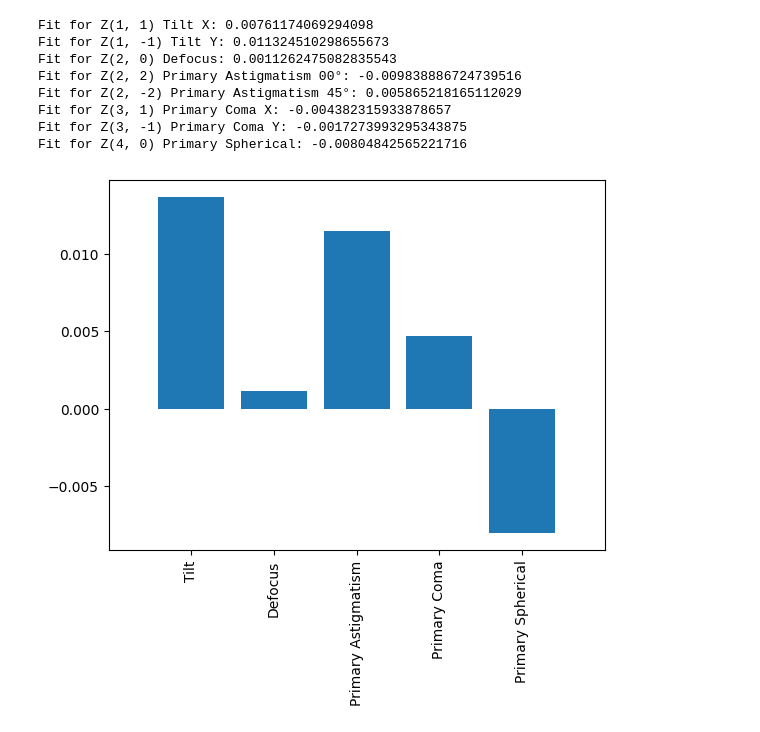
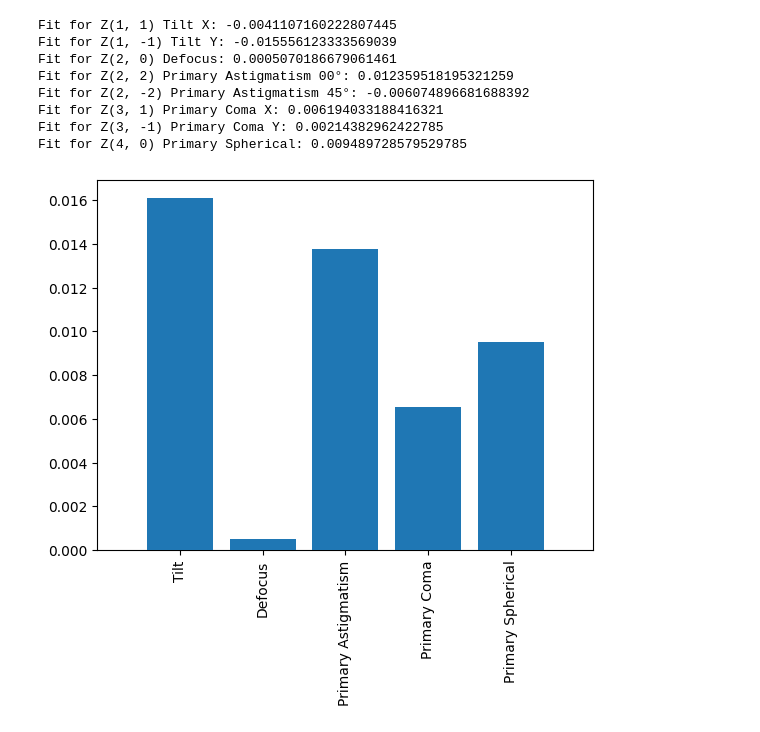
Before and after one commit to AlistairSymonds/SympleyWavey, a Jupyter notebook: simulations/shack-hartmann_wavefront_example.ipynb, the cells around one changed output. Saved outputs shown, nothing was run; the diff lists cells and outputs as text; code cells hidden in the pictures.

```diff
--- a/simulations/shack-hartmann_wavefront_example.ipynb
+++ b/simulations/shack-hartmann_wavefront_example.ipynb
@@ -20,14 +20,13 @@ wvl = 0.650
 amp = geometry.circle(rmax, r)
 
 #add a whole bunch of abberations
-phs = polynomials.zernike_nm(4,0, r/rmax, t) # Zernike flavor spherical aberration
-phs += (polynomials.zernike_nm(2,2, r/rmax, t)) # Zernike flavor astig
-phs += (polynomials.zernike_nm(2,-2, r/rmax, t))/2 # Zernike flavor astig
-phs += ((polynomials.zernike_nm(1,-1, r/rmax, t))/3) # Zernike flavor tilt in y
-phs += ((polynomials.zernike_nm(1,-1, r/rmax, t))/3) # Zernike flavor tilt in y
-
-phs += ((polynomials.zernike_nm(3,1, r/rmax, t))/2) # Coma
-phs += ((polynomials.zernike_nm(3,-3, r/rmax, t))/4) # Trefoil
+phs = polynomials.zernike_nm(4,0, r/rmax, t, norm=False) # Zernike flavor spherical aberration
+phs += (polynomials.zernike_nm(2,2, r/rmax, t, norm=False)) # Zernike flavor astig
+phs += (polynomials.zernike_nm(2,-2, r/rmax, t, norm=False))/2 # Zernike flavor astig
+phs += ((polynomials.zernike_nm(1,-1, r/rmax, t, norm=False))) # Zernike flavor tilt in y
+##
+phs += ((polynomials.zernike_nm(3,1, r/rmax, t, norm=False))/2) # Coma
+phs += ((polynomials.zernike_nm(3,-3, r/rmax, t, norm=False))/6) # Trefoil, we won't try to fit this and instead have it as 'noise'
 
 
 
@@ -40,8 +39,7 @@ phi2 = phs.copy()
 phi2[amp!=1]=np.nan
 plt.figure(figsize=(7,7))
 
-#plt.colorbar(phi2)
-plt.imshow(phi2, cmap='inferno')
+im = plt.imshow(phi2)
 
 plt.show()
 
@@ -290,7 +288,7 @@ cell_int_thresh = ((max_int-min_int) * 0.05) + min_int
 cells_for_calc = []
 for c in cell_infos:
     cr, ct = coordinates.cart_to_polar(c["lens_centre_xy"][0],c["lens_centre_xy"][1] )
-    if cr <= 4.3: #c['intensities'] > cell_int_thresh:
+    if cr <= 4.5: #c['intensities'] > cell_int_thresh:
         cells_for_calc.append(c)
 
 
@@ -344,44 +342,47 @@ dr, dt = cartesian_grad_to_polar_grad(x/normalisation_radius, y/normalisation_ra
 from prysm.polynomials import (
     fringe_to_nm,
     zernike_nm_der_sequence,
-    zernike_nm_sequence,
+    zernike_nm,
     lstsq,
     sum_of_2d_modes,
     nm_to_name
 )
 from prysm.polynomials.zernike import barplot_magnitudes, zernikes_to_magnitude_angle
 
 from prysm.util import rms
 
 
  #np.max(r)
 r = r / normalisation_radius
 
 fringe_indices = range(2,10)
 nms = [fringe_to_nm(j) for j in fringe_indices]
 zernike_strs = []
 for nm in nms:
     zernike_strs.append(nm_to_name(nm[0], nm[1]))
 
 
-modes = zernike_nm_der_sequence(nms, r, t)
+modes = zernike_nm_der_sequence(nms, r, t, norm=False)
+modes = np.array(modes)
+modes = modes * -1 #need to figure out Z derivs better - sphercial abberation fitted negative instead of pos without this
+
 
 fit = lstsq(modes, np.array([dr, dt]))
 for f, zname, nm in zip(fit, zernike_strs, nms):
     print(f"Fit for Z{nm} {zname}: {f}")
 
 pak = [[*nm, c] for nm, c in zip(nms, fit)]
 magnitudes = zernikes_to_magnitude_angle(pak)
 barplot_pak = {k: v[0] for k, v in magnitudes.items()}
 barplot_magnitudes(barplot_pak)
 plt.show()
 # %% [output]
-Fit for Z(1, 1) Tilt X: 0.00761174069294098
-Fit for Z(1, -1) Tilt Y: 0.011324510298655673
-Fit for Z(2, 0) Defocus: 0.0011262475082835543
-Fit for Z(2, 2) Primary Astigmatism 00°: -0.009838886724739516
-Fit for Z(2, -2) Primary Astigmatism 45°: 0.005865218165112029
-Fit for Z(3, 1) Primary Coma X: -0.004382315933878657
-Fit for Z(3, -1) Primary Coma Y: -0.0017273993295343875
-Fit for Z(4, 0) Primary Spherical: -0.00804842565221716
+Fit for Z(1, 1) Tilt X: -0.0041107160222807445
+Fit for Z(1, -1) Tilt Y: -0.015556123333569039
+Fit for Z(2, 0) Defocus: 0.0005070186679061461
+Fit for Z(2, 2) Primary Astigmatism 00°: 0.012359518195321259
+Fit for Z(2, -2) Primary Astigmatism 45°: -0.006074896681688392
+Fit for Z(3, 1) Primary Coma X: 0.006194033188416321
+Fit for Z(3, -1) Primary Coma Y: 0.00214382962422785
+Fit for Z(4, 0) Primary Spherical: 0.009489728579529785
-[figure, old version]
+[figure, new version]
```
Also changed, not shown: parts of 5 cells of this notebook.
